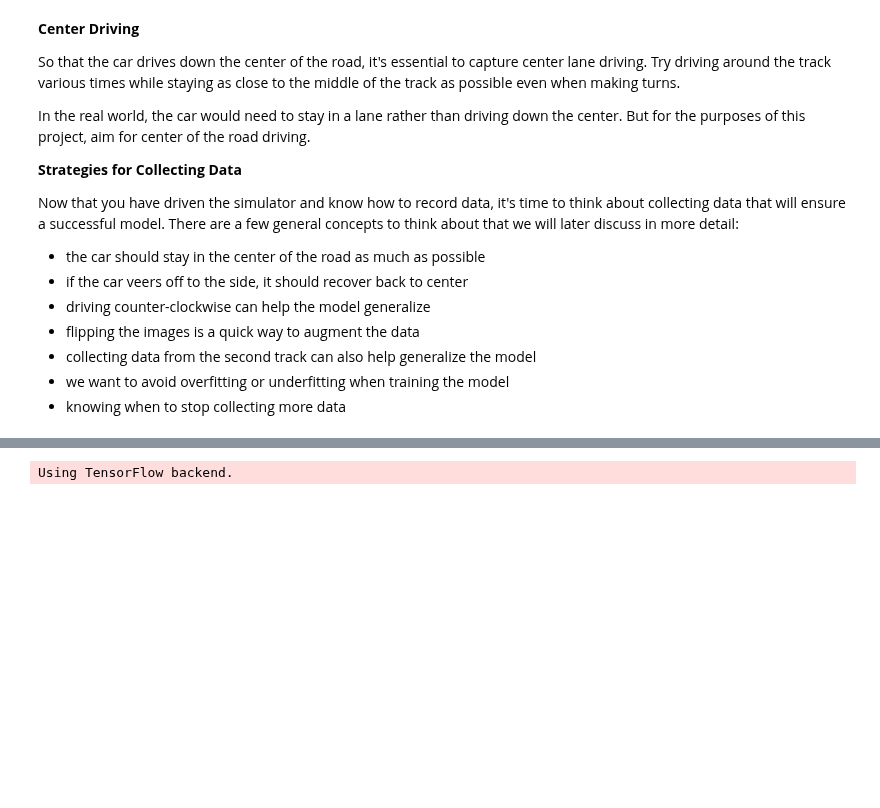
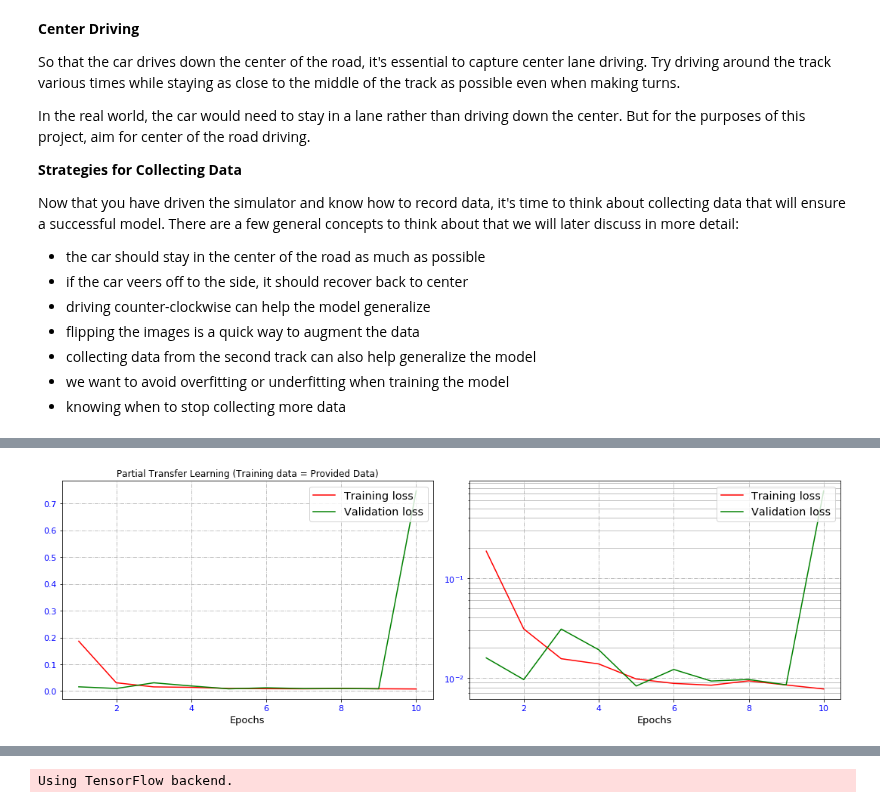
Before and after one commit to Hamidreza3252/CarND-Behavioral-Cloning-P3, a Jupyter notebook: Summary-01.ipynb, the cells around one changed output, grey strips where cells are left out. Cells and saved outputs as stored; diff of their text form; code cells hidden in the pictures; blank space fills up the shorter version.

```diff
--- a/Summary-01.ipynb
+++ b/Summary-01.ipynb
@@ -215,0 +428,16 @@ Sdc.plot_model_history(model_loss, model_val_loss, plot_title, plot_file_name)
+# %%
+model_name = "021-model-inception-partial-data-01"
+model_filename = "saved-models/" + model_name + ".h5"
+history_filename = "saved-models/" + model_name + ".p"
+
+checkpoint_file = model_filename
+
+with open(history_filename, "rb") as file_pi:
+    model_history = pickle.load(file_pi)
+
+plot_title = "Partial Transfer Learning (Training data = Provided Data)"
+plot_file_name="images/" + model_name + "-a.jpg"
+
+Sdc.plot_model_history(model_history["loss"], model_history["val_loss"], plot_title, plot_file_name)
+# %% [output]
+[figure, added]
```
Also changed, not shown: parts of 11 cells of this notebook, 28 other files.
